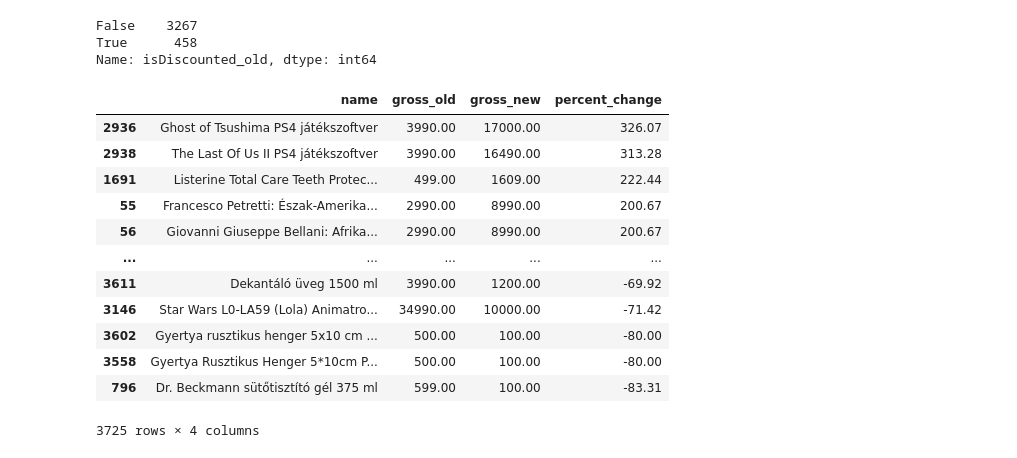
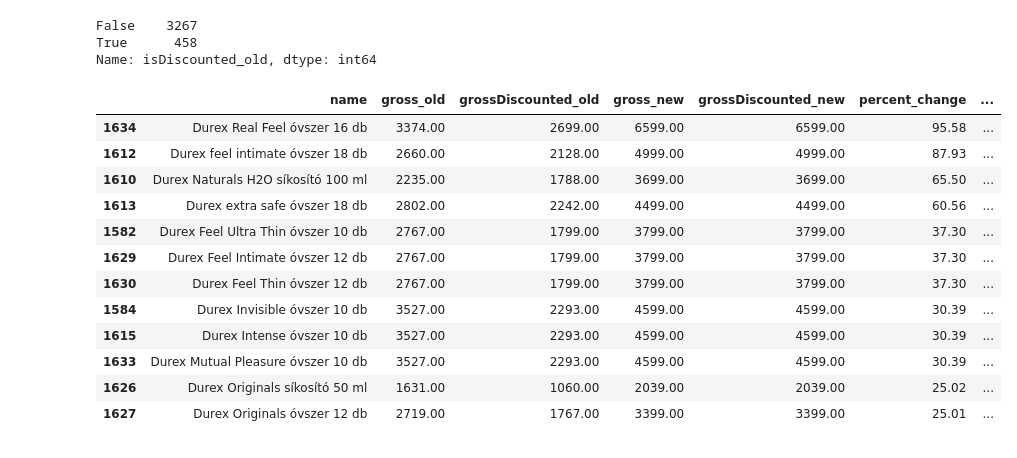
Before and after one commit to kriman/auchan_analysis, a Jupyter notebook: notebooks/price_analysis.ipynb, the cells around one changed output. Cells and saved outputs as stored; diff of their text form; code cells hidden in the pictures.

Commit message:
discounted price analysis

```diff
--- a/notebooks/price_analysis.ipynb
+++ b/notebooks/price_analysis.ipynb
@@ -134,5 +134,6 @@ merged.loc[merged["gross_old"] < merged["gross_new"], ["name", "gross_old", "gro
 # %%
 # percent change by each row
 merged["percent_change"] = ((merged["gross_new"] - merged["gross_old"]) / merged["gross_old"])*100
-merged.loc[~merged["isDiscounted_old"], ['name', 'gross_old', 'gross_new', 'percent_change', 'isDiscounted_old', 'isDiscounted_new']].sort_values(by="percent_change", ascending=False)
+merged["discounted_percent_change"] = ((merged["grossDiscounted_new"] - merged["grossDiscounted_old"]) / merged["grossDiscounted_old"])*100
+merged.loc[(~merged["isDiscounted_old"]) & (~merged["isDiscounted_new"]), ['name', 'gross_old', "grossDiscounted_old", 'gross_new', "grossDiscounted_new", 'percent_change', 'discounted_percent_change']].sort_values(by="percent_change", ascending=False)
 # %% [output]
@@ -144,19 +173,18 @@ False    3267
 True      458
 Name: isDiscounted_old, dtype: int64
 # %%
-# isdiscounted_old is false, isdiscounted_new is false
-merged.loc[(~merged["isDiscounted_old"]) & (~merged["isDiscounted_new"]), ['name', 'gross_old', 'gross_new', 'percent_change']].sort_values(by="percent_change", ascending=False)
+merged.loc[merged["name"].str.contains("Durex"), ["name", "gross_old", "grossDiscounted_old", "gross_new", "grossDiscounted_new", "percent_change", "discounted_percent_change"]].sort_values(by="percent_change", ascending=False)
 # %% [output]
-|  | name | gross_old | gross_new | percent_change |
-| 2936 | Ghost of Tsushima PS4 játékszoftver | 3990.00 | 17000.00 | 326.07 |
-| 2938 | The Last Of Us II PS4 játékszoftver | 3990.00 | 16490.00 | 313.28 |
-| 1691 | Listerine Total Care Teeth Protec... | 499.00 | 1609.00 | 222.44 |
-| 55 | Francesco Petretti: Észak-Amerika... | 2990.00 | 8990.00 | 200.67 |
-| 56 | Giovanni Giuseppe Bellani: Afrika... | 2990.00 | 8990.00 | 200.67 |
-| ... | ... | ... | ... | ... |
-| 3611 | Dekantáló üveg 1500 ml | 3990.00 | 1200.00 | -69.92 |
-| 3146 | Star Wars L0-LA59 (Lola) Animatro... | 34990.00 | 10000.00 | -71.42 |
-| 3602 | Gyertya rusztikus henger 5x10 cm ... | 500.00 | 100.00 | -80.00 |
-| 3558 | Gyertya Rusztikus Henger 5*10cm P... | 500.00 | 100.00 | -80.00 |
-| 796 | Dr. Beckmann sütőtisztító gél 375 ml | 599.00 | 100.00 | -83.31 |
+|  | name | gross_old | grossDiscounted_old | gross_new | grossDiscounted_new | percent_change | ... |
+| 1634 | Durex Real Feel óvszer 16 db | 3374.00 | 2699.00 | 6599.00 | 6599.00 | 95.58 | ... |
+| 1612 | Durex feel intimate óvszer 18 db | 2660.00 | 2128.00 | 4999.00 | 4999.00 | 87.93 | ... |
+| 1610 | Durex Naturals H2O síkosító 100 ml | 2235.00 | 1788.00 | 3699.00 | 3699.00 | 65.50 | ... |
+| 1613 | Durex extra safe óvszer 18 db | 2802.00 | 2242.00 | 4499.00 | 4499.00 | 60.56 | ... |
+| 1582 | Durex Feel Ultra Thin óvszer 10 db | 2767.00 | 1799.00 | 3799.00 | 3799.00 | 37.30 | ... |
+| 1629 | Durex Feel Intimate óvszer 12 db | 2767.00 | 1799.00 | 3799.00 | 3799.00 | 37.30 | ... |
+| 1630 | Durex Feel Thin óvszer 12 db | 2767.00 | 1799.00 | 3799.00 | 3799.00 | 37.30 | ... |
+| 1584 | Durex Invisible óvszer 10 db | 3527.00 | 2293.00 | 4599.00 | 4599.00 | 30.39 | ... |
+| 1615 | Durex Intense óvszer 10 db | 3527.00 | 2293.00 | 4599.00 | 4599.00 | 30.39 | ... |
+| 1633 | Durex Mutual Pleasure óvszer 10 db | 3527.00 | 2293.00 | 4599.00 | 4599.00 | 30.39 | ... |
+| 1626 | Durex Originals síkosító 50 ml | 1631.00 | 1060.00 | 2039.00 | 2039.00 | 25.02 | ... |
+| 1627 | Durex Originals óvszer 12 db | 2719.00 | 1767.00 | 3399.00 | 3399.00 | 25.01 | ... |
-3725 rows × 4 columns
```
Also changed, not shown: parts of 4 cells of this notebook.
